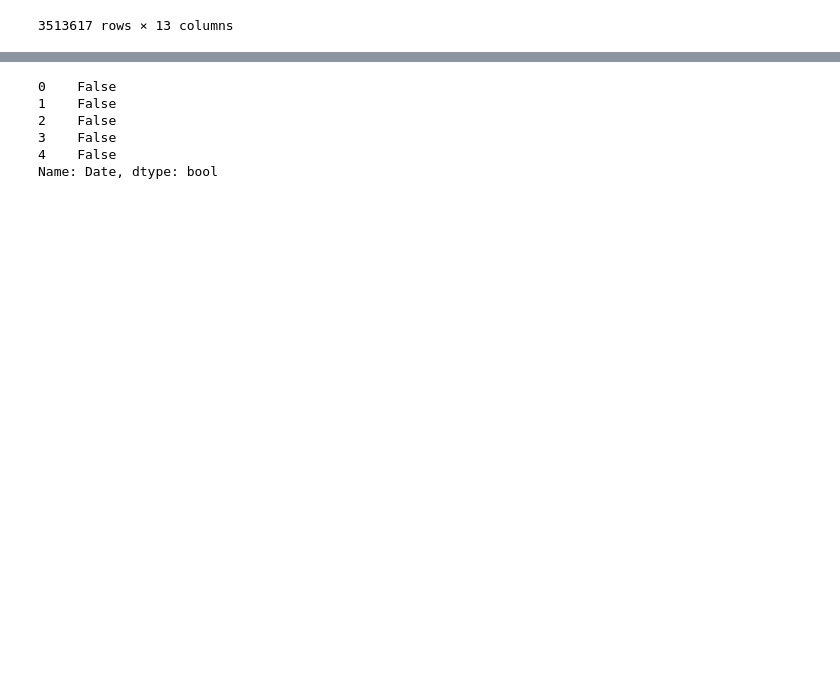
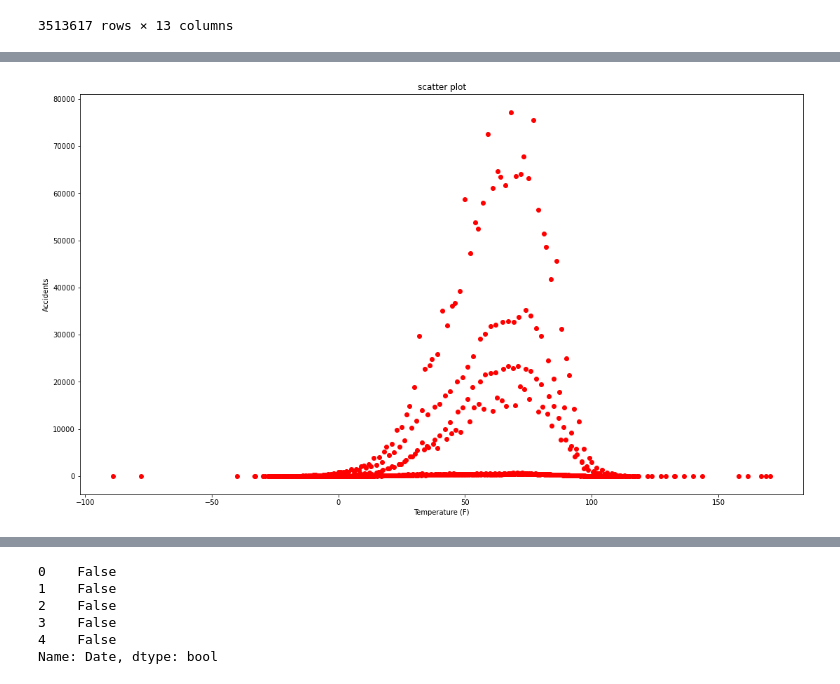
Before and after one commit to gamem001/us_accident_trends, a Jupyter notebook: us_accidents_control.ipynb, the cells around one changed output, grey strips where cells are left out. Saved outputs shown, nothing was run; the diff lists cells and outputs as text; code cells hidden in the pictures; blank space fills up the shorter version.

```diff
--- a/us_accidents_control.ipynb
+++ b/us_accidents_control.ipynb
@@ -10,7 +11,7 @@ from api_key import weather_key
 # %%
-file_path = 'population by state.csv'
-file_path2 = 'population by city.csv'
-file_path3 = 'us accidents june20.csv'
+file_path = '../project_1/population_by_state.csv'
+file_path2 = '../project_1/population_by_city.csv'
+file_path3 = '../project_1/us_accidents_june20.csv'
 
 state_df = pd.read_csv(file_path)
 city_df = pd.read_csv(file_path2)
@@ -34,0 +90,4 @@ accident_df
+# %%
+accidents_vs_weather = accident_df.groupby("Temperature(F)").count()['City']
+accidents_vs_weather = accidents_vs_weather.reset_index()
+accidents_vs_weather
@@ -34,0 +108,10 @@ accident_df
+# %%
+fig, ax = plt.subplots()
+ax.scatter(accidents_vs_weather['Temperature(F)'], accidents_vs_weather['City'] , color='r')
+ax.set_xlabel('Temperature (F)')
+ax.set_ylabel('Accidents')
+ax.set_title('scatter plot')
+fig.set_size_inches(18.5, 10.5)
+plt.show()
+# %% [output]
+[figure, added]
```
Also changed, not shown: parts of 9 cells of this notebook, 3 other files.
